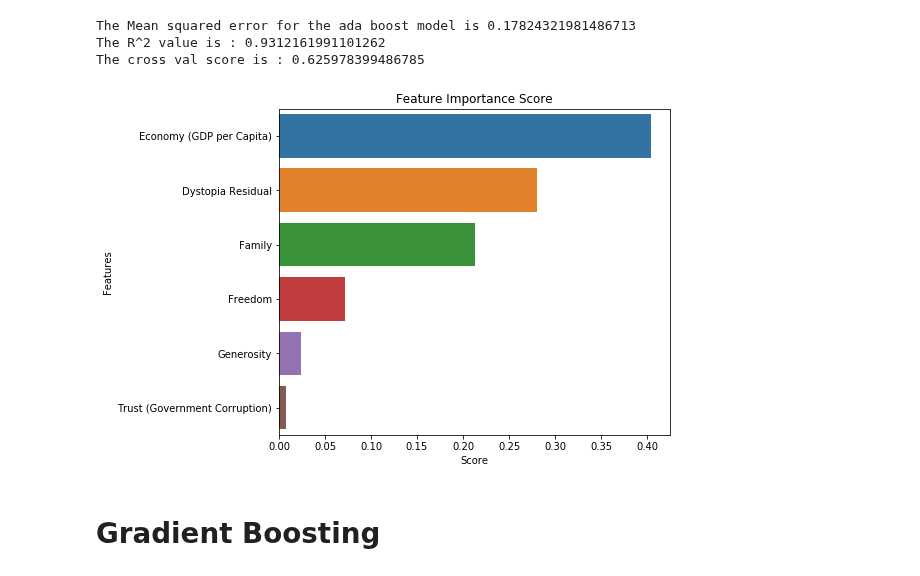
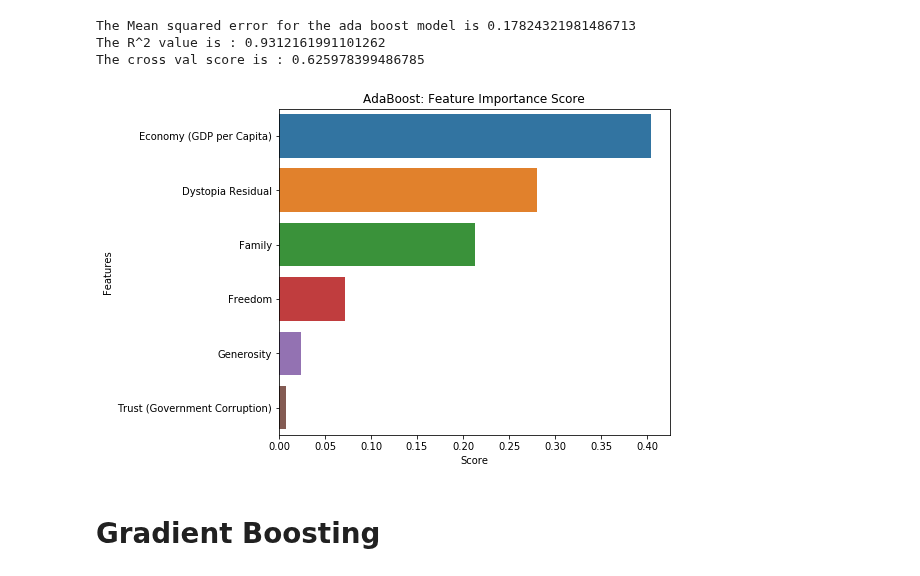
Before and after one commit to ipatel467/Happiness-Index, a Jupyter notebook: HappinessML.ipynb, the cells around one changed output. Drawn from its saved outputs; the diff is of its cells as text; code cells hidden in the pictures.

```diff
--- a/HappinessML.ipynb
+++ b/HappinessML.ipynb
@@ -515,15 +515,15 @@ The cross val score is : 0.625978399486785
 # %%
 # get the feature importance of the model
 ada_feat_imp = pd.DataFrame(ada.feature_importances_, index=X_train.columns).sort_values(by=0,ascending=False)
 # turning it into a Dataframe makes it easier to work with
 
 plt.figure(figsize=[7,6])
 sns.barplot(y=ada_feat_imp.index,x=ada_feat_imp[0],orient='h');
-plt.title('Feature Importance Score');
+plt.title('AdaBoost: Feature Importance Score');
 plt.ylabel('Features');
 plt.xlabel('Score');
 # %% [output]
-[figure, old version]
+[figure, new version]
 # %% [markdown]
 # Gradient Boosting
 # %%
```
Also changed, not shown: parts of 4 cells of this notebook.
